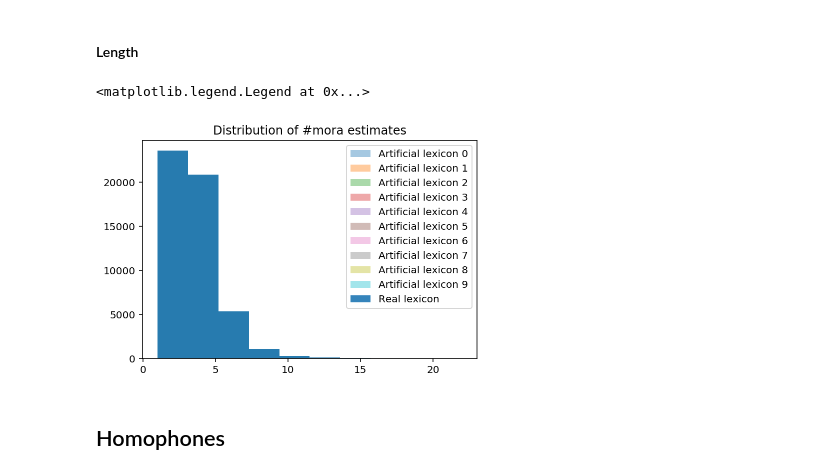
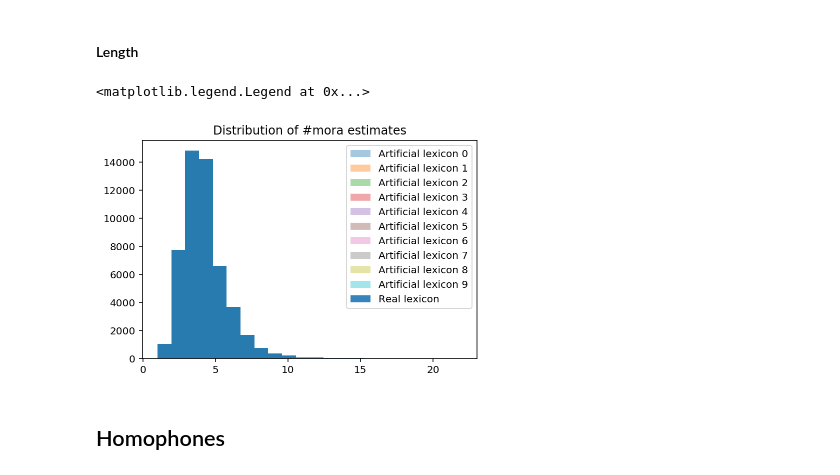
Before and after one commit to seantrott/homophone_simulations, a Jupyter notebook: using_null_lexicons.ipynb, the cells around one changed output. Saved outputs shown, nothing was run; the diff lists cells and outputs as text; code cells hidden in the pictures.

```diff
--- a/using_null_lexicons.ipynb
+++ b/using_null_lexicons.ipynb
@@ -310,7 +328,7 @@ df_celex_processed['num_homophones'].mean()
 # NUM_ARTIFICIAL = 10
 NUM_ARTIFICIAL = 10
 # %%
-df_german_artificials = pd.read_csv("data/processed/german/german_artificial_10_matched_on_sylls.csv")
+df_german_artificials = pd.read_csv("data/processed/german/german_artificial_10_matched_on_sylls_no_restriction.csv")
 # %%
 df_german_artificials['lexicon'] = df_german_artificials['lexicon'].apply(lambda x: str(x))
 # %%
@@ -518,6 +567,6 @@ REAL_DUTCH_PERCENTAGE
 # %%
 NUM_ARTIFICIAL = 10
 # %%
-df_dutch_artificial = pd.read_csv("data/processed/dutch/dutch_artificial_10_matched_on_sylls.csv")
+df_dutch_artificial = pd.read_csv("data/processed/dutch/dutch_artificial_10_matched_on_sylls_no_restriction.csv")
 # %%
 len(df_dutch_artificial)
@@ -698,7 +777,7 @@ REAL_FRENCH_PERCENTAGE
 # %%
 NUM_ARTIFICIAL = 10
 # %%
-df_french_artificial = pd.read_csv("data/processed/french/french_artificial_10_matched_on_sylls.csv")
+df_french_artificial = pd.read_csv("data/processed/french/french_artificial_10_matched_on_sylls_no_restriction.csv")
 # %%
 len(df_french_artificial)
 # %% [output]
@@ -911,7 +990,7 @@ REAL_JAPANESE_PERCENTAGE
 # %%
 NUM_ARTIFICIAL = 10
 # %%
-df_japanese_artificial = pd.read_csv("data/processed/japanese/japanese_artificial_10_matched_on_sylls.csv")
+df_japanese_artificial = pd.read_csv("data/processed/japanese/japanese_artificial_10_matched_on_sylls_no_restriction.csv")
 # %%
 len(df_japanese_artificial)
 # %% [output]
@@ -938,16 +1017,18 @@ plt.legend()
 # %%
 for i in range (NUM_ARTIFICIAL):
 
     df_tmp = df_japanese_artificial[df_japanese_artificial['lexicon']==str(i)]
-    plt.hist(df_tmp['num_sylls_est'], alpha = .4, label = "Artificial lexicon {x}".format(x=i))
+    plt.hist(df_tmp['num_sylls_est'], alpha = .4,
+             label = "Artificial lexicon {x}".format(x=i),
+             bins=22)
 
 plt.hist(df_celex_og['num_sylls_est'],
-         alpha = .9, label = "Real lexicon".format(x=i))
+         alpha = .9, label = "Real lexicon".format(x=i), bins=22)
 plt.title("Distribution of #mora estimates")
 plt.legend()
 # %% [output]
 <matplotlib.legend.Legend at 0x...>
-[figure, old version]
+[figure, new version]
 # %% [markdown]
 ## Homophones
 # %% [markdown]
```
Also changed, not shown: parts of 52 cells of this notebook, 1 other file.
